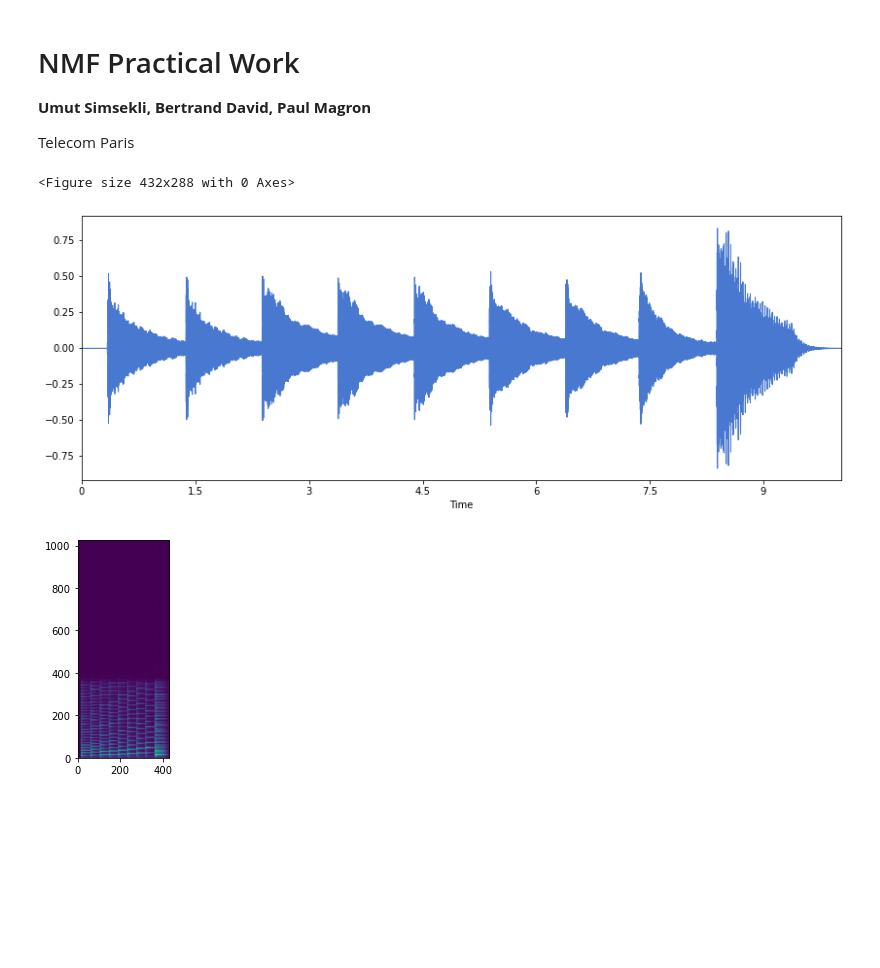
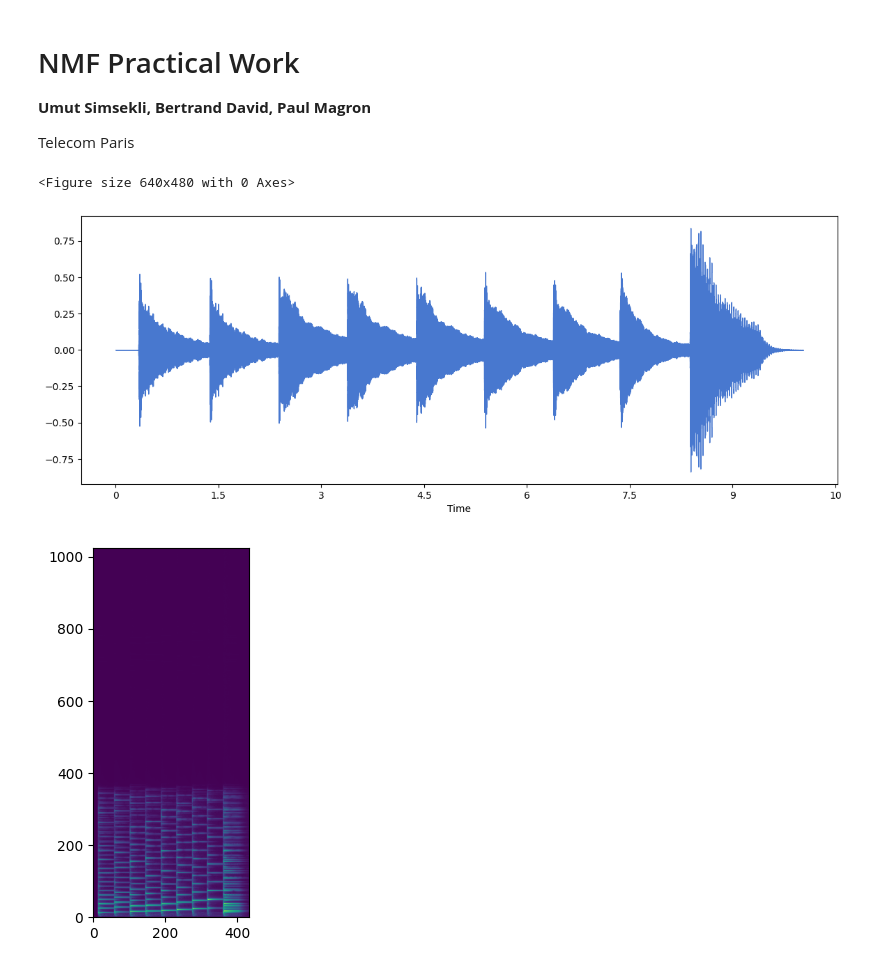
Before and after one commit to LouisLalay/Traitement-du-Signal, a Jupyter notebook: TP NMF/NMF_TP.ipynb, the cells around one changed output. Cells and saved outputs as stored; diff of their text form; code cells hidden in the pictures; blank space fills up the shorter version.

```diff
--- a/TP NMF/NMF_TP.ipynb
+++ b/TP NMF/NMF_TP.ipynb
@@ -23,27 +23,27 @@ import librosa.display
 # %%
 # Audio file
 fname = 'Cmajor_piano8khz.wav'
 
 # Load signal
 y, sr = librosa.load(fname)
 
 # Compute STFT
 Xstft = librosa.stft(y, n_fft=2048, hop_length=512, win_length=None)
 X = np.abs(Xstft)
 
 #Visualize the waveform
 plt.figure()
 plt.figure(figsize=(14, 5))
-librosa.display.waveplot(y, sr=sr)
+librosa.display.waveshow(y, sr=sr)
 
 #Visualize the spectrum
 plt.figure()
 plt.imshow(X**0.3)
 plt.gca().invert_yaxis()
 # %% [output]
-<Figure size 432x288 with 0 Axes>
+<Figure size 640x480 with 0 Axes>
-[figure, old version]
+[figure, new version]
-[figure, old version]
+[figure, new version]
 # %%
 # Implement MUR for NMF with beta-divergence
 # %%
```
Also changed, not shown: parts of 11 cells of this notebook.
